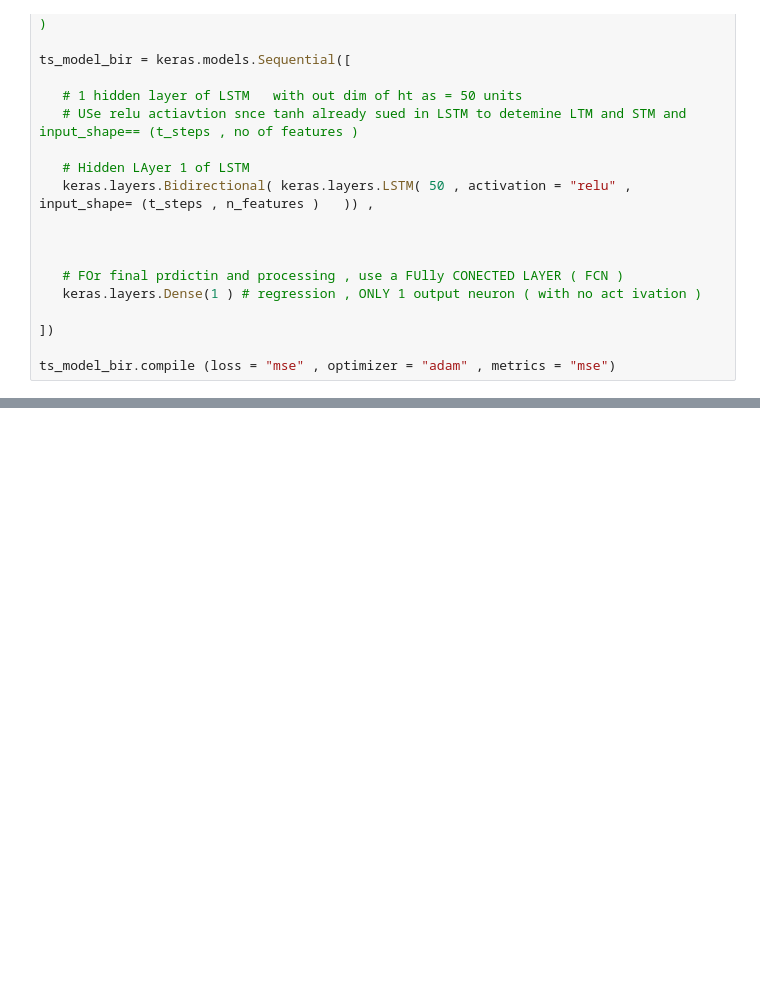
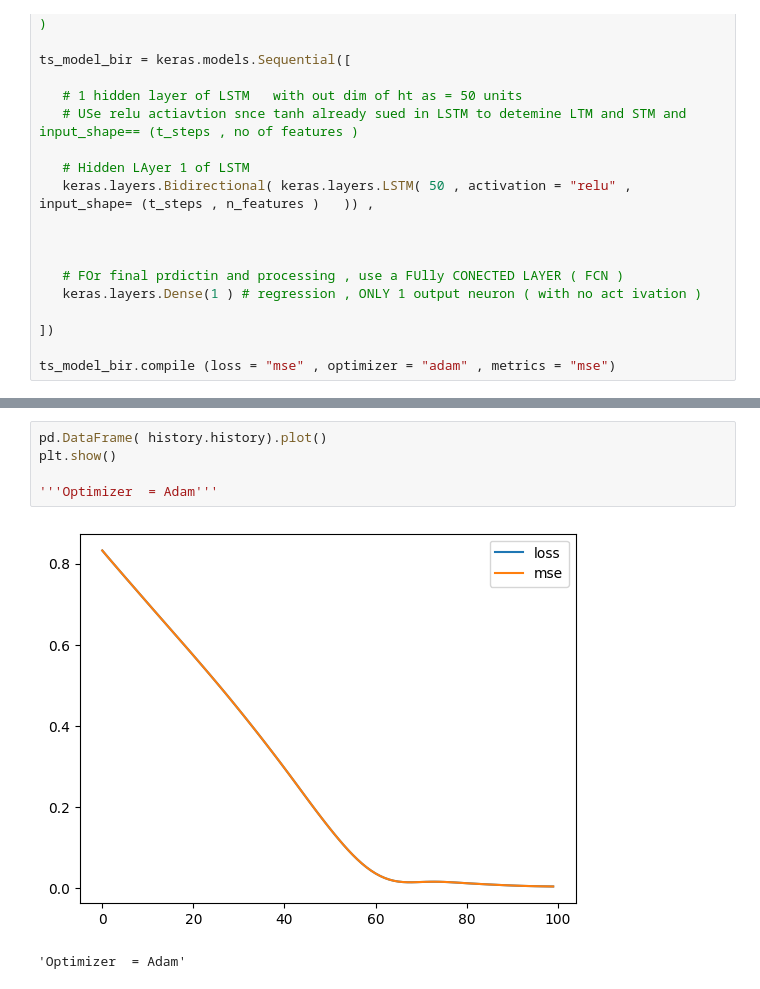
Before and after one commit to hecker1002/Algo.-Trading, a Jupyter notebook: LSTM_FOR_Time_Series/LSTM.ipynb, the cells around one changed output, grey strips where cells are left out. Saved outputs shown, nothing was run; the diff lists cells and outputs as text; blank space fills up the shorter version.

```diff
--- a/LSTM_FOR_Time_Series/LSTM.ipynb
+++ b/LSTM_FOR_Time_Series/LSTM.ipynb
@@ -221,0 +222,8 @@ Epoch 100/100
+# %%
+pd.DataFrame( history.history).plot()
+plt.show()
+
+'''Optimizer  = Adam'''
+# %% [output]
+[figure, added]
+'Optimizer  = Adam'
```
Also changed, not shown: parts of 24 cells of this notebook.
